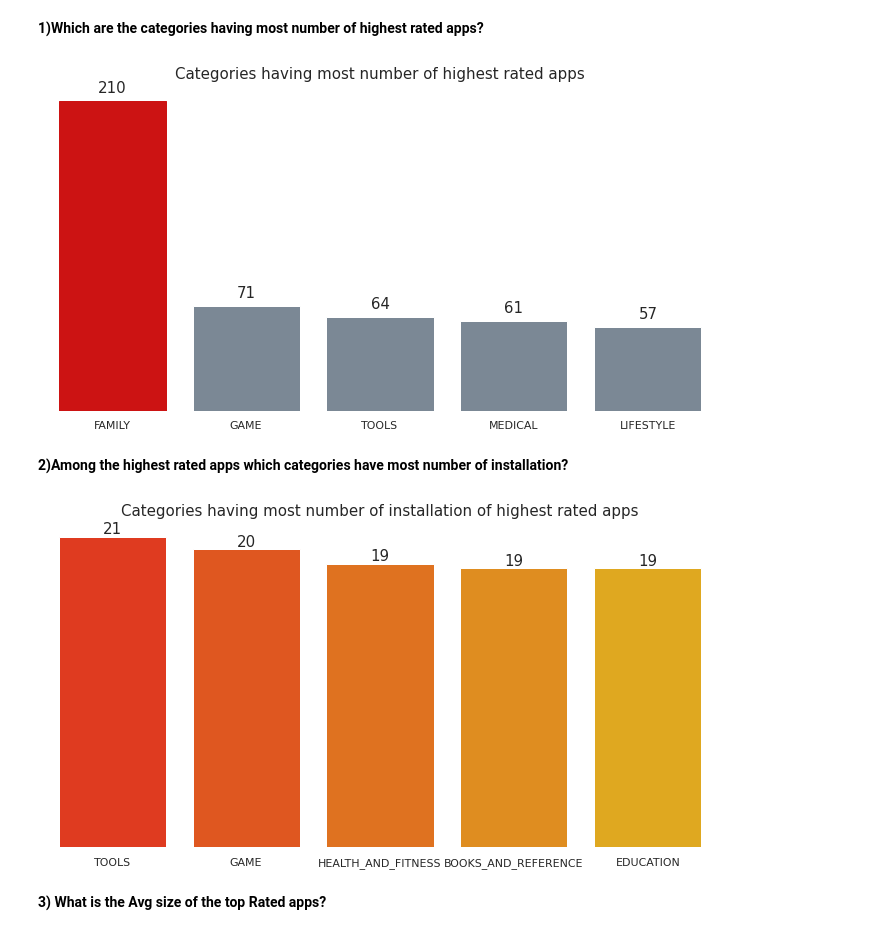
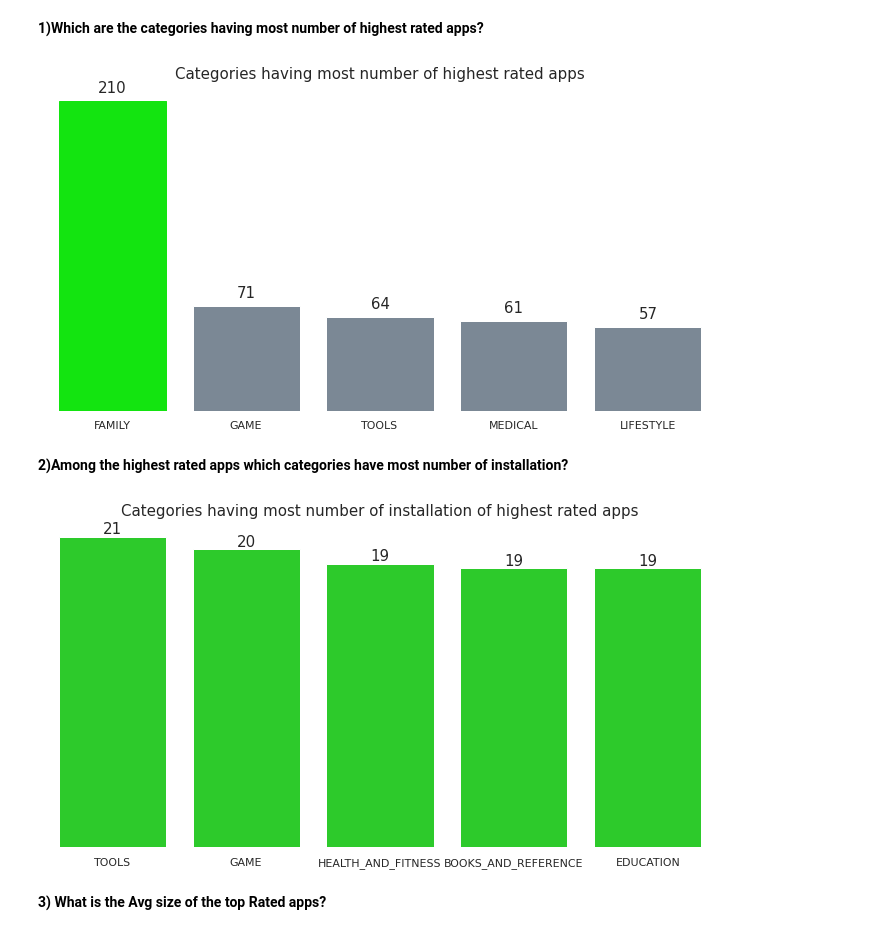
Before and after one commit to sudeep-009/PlayStoreAppReviewAnalysis, a Jupyter notebook: Copy_of_Play_Store_App_Review_Analysis_Capstone_Project.ipynb, the cells around one changed output. Cells and saved outputs as stored; diff of their text form; code cells hidden in the pictures.

```diff
--- a/Copy_of_Play_Store_App_Review_Analysis_Capstone_Project.ipynb
+++ b/Copy_of_Play_Store_App_Review_Analysis_Capstone_Project.ipynb
@@ -963,7 +953,7 @@ app_categories_installs_df = app_df.groupby('Category').agg({"App": "count","Ins
 sns.set_theme(style="whitegrid",rc={'figure.figsize':(20,6)})
 Installs = np.log(app_categories_installs_df['Installs'])
 fig,axes = plt.subplots(1,2,sharey=True)
-i_bars = sns.barplot(ax=axes[0],x=Installs,y=app_categories_installs_df['Category'],color='#F37320')
+i_bars = sns.barplot(ax=axes[0],x=Installs,y=app_categories_installs_df['Category'],color='#13E410')
 for bar in i_bars.patches:
     i_bars.annotate(format(bar.get_width(), '.0f'),
                    (bar.get_width()-1,
@@ -972,7 +962,7 @@ for bar in i_bars.patches:
                    textcoords='offset points')
 axes[0].grid(False)
 axes[0].set_xlabel('Number of Installs')
-a_bars = sns.barplot(ax=axes[1],x=app_categories_installs_df.App,y=app_categories_installs_df['Category'],color='#F37320')
+a_bars = sns.barplot(ax=axes[1],x=app_categories_installs_df.App,y=app_categories_installs_df['Category'],color='#13E410')
 for bar in a_bars.patches:
     a_bars.annotate(format(bar.get_width(), '.0f'),
                    (bar.get_width()+58,
@@ -999,7 +989,7 @@ for ax in axes:
 Content_df = app_df.groupby('Content Rating').agg({"App": "count"}).reset_index().sort_values('App',ascending=False)
 sns.set_theme(style="whitegrid",rc={'figure.figsize':(12,6)},palette='autumn')
 bars = sns.barplot(x=Content_df['Content Rating'],y=Content_df.App,color='lightslategrey')
-bars.patches[0].set_color('#CC1313')
+bars.patches[0].set_color('#13E410')
 plt.title('Number of Apps on the basis of Content Rating',size=15)
 plt.grid(False)
 ax=plt.gca()
@@ -1034,9 +1026,9 @@ genres_df = genres_df.sort_values('Count',ascending=False)
 # %%
 sns.set_theme(palette='autumn',rc={'figure.figsize': (20,7)},style='whitegrid')
 bars = sns.barplot(y=genres_df['Count'],x=genres_df['Genres'],color='lightslategray')
-bars.patches[0].set_color('#CC1313')
-bars.patches[1].set_color('#CC1313')
-bars.patches[2].set_color('#CC1313')
+bars.patches[0].set_color('#13E410')
+bars.patches[1].set_color('#13E410')
+bars.patches[2].set_color('#13E410')
 plt.title('Genres of Apps With Highest Count',size=14)
 plt.ylabel('Genres')
 plt.xlabel('Count')
@@ -1115,7 +1107,7 @@ highest_rated_app_df = app_df[app_df['Rating']>4.6]
 highest_rated_categories = highest_rated_app_df.groupby('Category').agg({"App": "count","Installs": np.sum}).reset_index().sort_values('App',ascending=False).head(5)
 sns.set_theme(style="whitegrid",rc={'figure.figsize':(12,6)},palette='autumn')
 bars = sns.barplot(x=highest_rated_categories['Category'],y=highest_rated_categories.App,color='lightslategray')
-bars.patches[0].set_color('#CC1313')
+bars.patches[0].set_color('#13E410')
 plt.title('Categories having most number of highest rated apps',size=15)
 plt.xlabel('Category',size=13)
 plt.ylabel('Number of Apps',size=13)
@@ -1132,31 +1124,31 @@ for bar in bars.patches:
                    size=15, xytext=(0, 8),
                    textcoords='offset points')
 # %% [output]
-[figure, old version]
+[figure, new version]
 # %% [markdown]
 **2)Among the highest rated apps which categories have most number of installation?**
 # %%
 highest_rated_categories = highest_rated_app_df.groupby('Category').agg({"App": "count","Installs": np.sum}).reset_index().sort_values('Installs',ascending=False).head(5)
 sns.set_theme(style="whitegrid",rc={'figure.figsize':(12,6)},palette='autumn')
 Installs = np.log(highest_rated_categories['Installs'])
-bars = sns.barplot(x=highest_rated_categories['Category'],y=Installs)
+bars = sns.barplot(x=highest_rated_categories['Category'],y=Installs,color='#13E410')
 plt.title('Categories having most number of installation of highest rated apps',size=15)
 plt.xlabel('Category',size=13)
 plt.ylabel('Number of Installs',size=13)
 plt.grid(False)
 ax=plt.gca()
 plt.xlabel('')
 plt.ylabel('')
 ax.axes.yaxis.set_ticklabels([])
 for spine in ax.spines.values():
   spine.set_visible(False)
 for bar in bars.patches:
   bars.annotate(format(bar.get_height(),'.0f'),(bar.get_x()+bar.get_width()/2,
                     bar.get_height()), ha='center', va='center',
                    size=15, xytext=(0, 8),
                    textcoords='offset points')
 # %% [output]
-[figure, old version]
+[figure, new version]
 # %% [markdown]
 **3) What is the Avg size of the top Rated apps?**
 # %%
```
Also changed, not shown: parts of 48 cells of this notebook.
